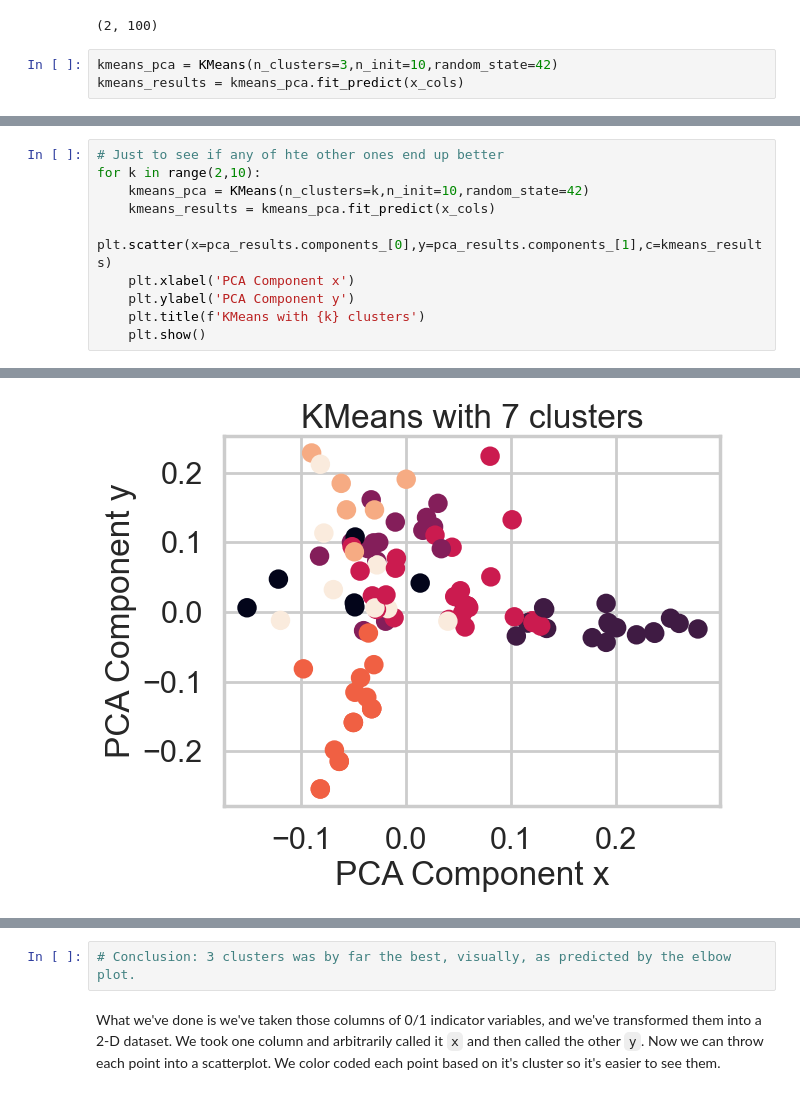
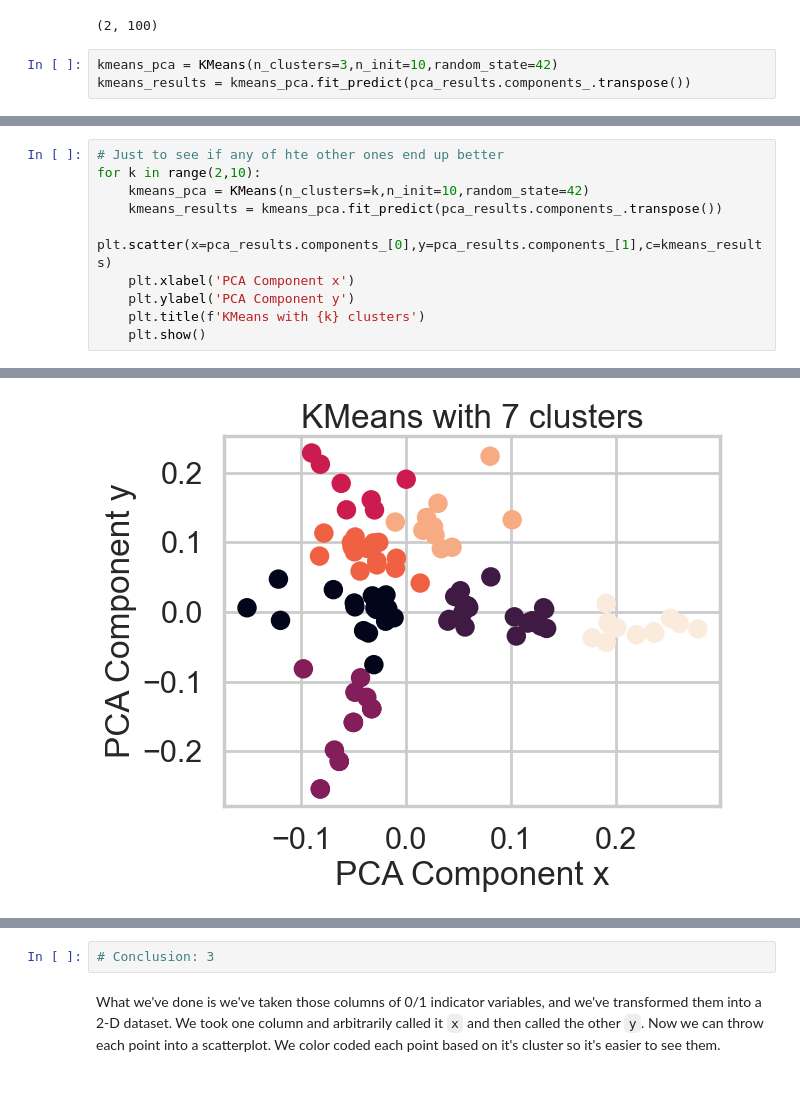
Before and after one commit to MsEM11/Clustering-Case-Study, a Jupyter notebook: Clustering Case Study - Customer Segmentation with K-Means - Tier 3.ipynb, the cells around one changed output, grey strips where cells are left out. Cells and saved outputs as stored; diff of their text form.

Commit message:
Fixed error in kmeans

```diff
--- a/Clustering Case Study - Customer Segmentation with K-Means - Tier 3.ipynb
+++ b/Clustering Case Study - Customer Segmentation with K-Means - Tier 3.ipynb
@@ -340,7 +340,7 @@ pca_results.components_.shape
 (2, 100)
 # %%
 kmeans_pca = KMeans(n_clusters=3,n_init=10,random_state=42)
-kmeans_results = kmeans_pca.fit_predict(x_cols)
+kmeans_results = kmeans_pca.fit_predict(pca_results.components_.transpose())
 # %%
 cluster_df = pd.DataFrame({'name': df_pivot.index,'cluster_id':kmeans_results,
               'x':pca_results.components_[0],'y':pca_results.components_[1]})
@@ -364,7 +364,7 @@ plt.show()
 # Just to see if any of hte other ones end up better
 for k in range(2,10):
     kmeans_pca = KMeans(n_clusters=k,n_init=10,random_state=42)
-    kmeans_results = kmeans_pca.fit_predict(x_cols)
+    kmeans_results = kmeans_pca.fit_predict(pca_results.components_.transpose())
     plt.scatter(x=pca_results.components_[0],y=pca_results.components_[1],c=kmeans_results)
     plt.xlabel('PCA Component x')
     plt.ylabel('PCA Component y')
@@ -379 +379 @@ for k in range(2,10):
-[figure, old version]
+[figure, new version]
@@ -382,5 +382,5 @@ for k in range(2,10):
-# %%
-# Conclusion: 3 clusters was by far the best, visually, as predicted by the elbow plot.
+# %%
+# Conclusion: 3
 # %% [markdown]
 What we've done is we've taken those columns of 0/1 indicator variables, and we've transformed them into a 2-D dataset. We took one column and arbitrarily called it `x` and then called the other `y`. Now we can throw each point into a scatterplot. We color coded each point based on it's cluster so it's easier to see them.
 # %% [markdown]
```
Also changed, not shown: parts of 6 cells of this notebook.
